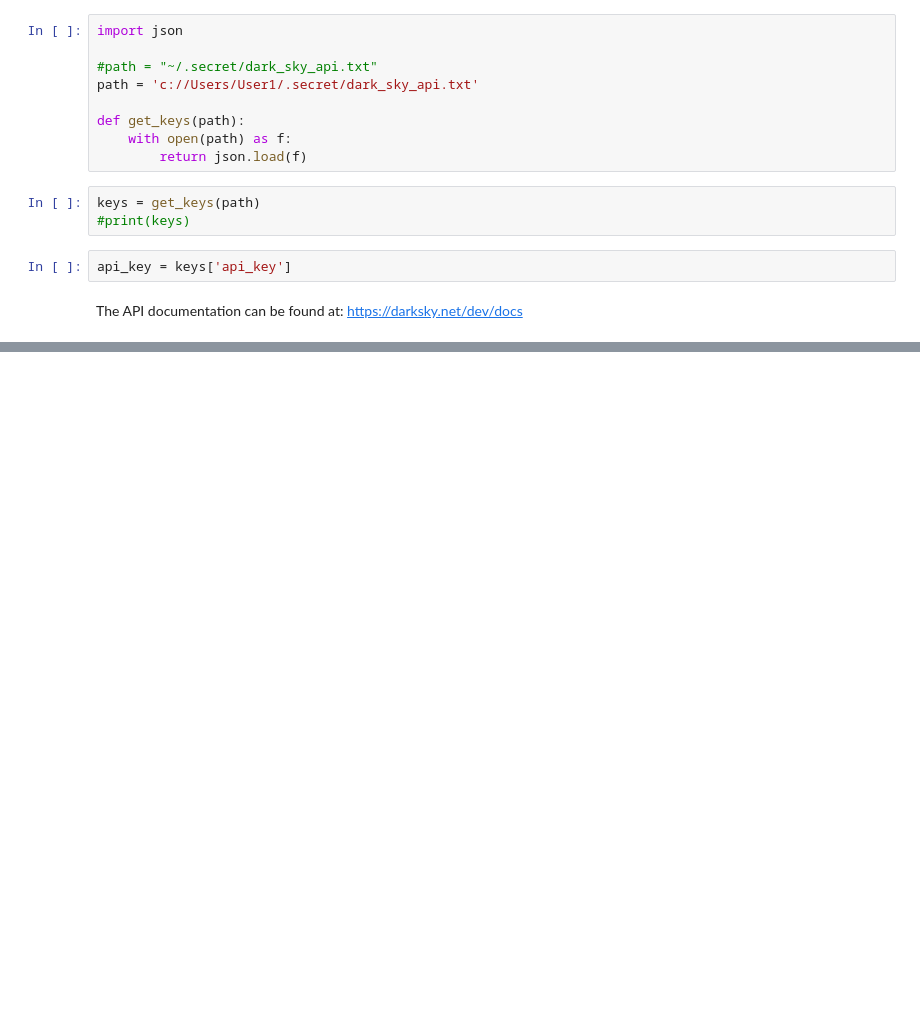
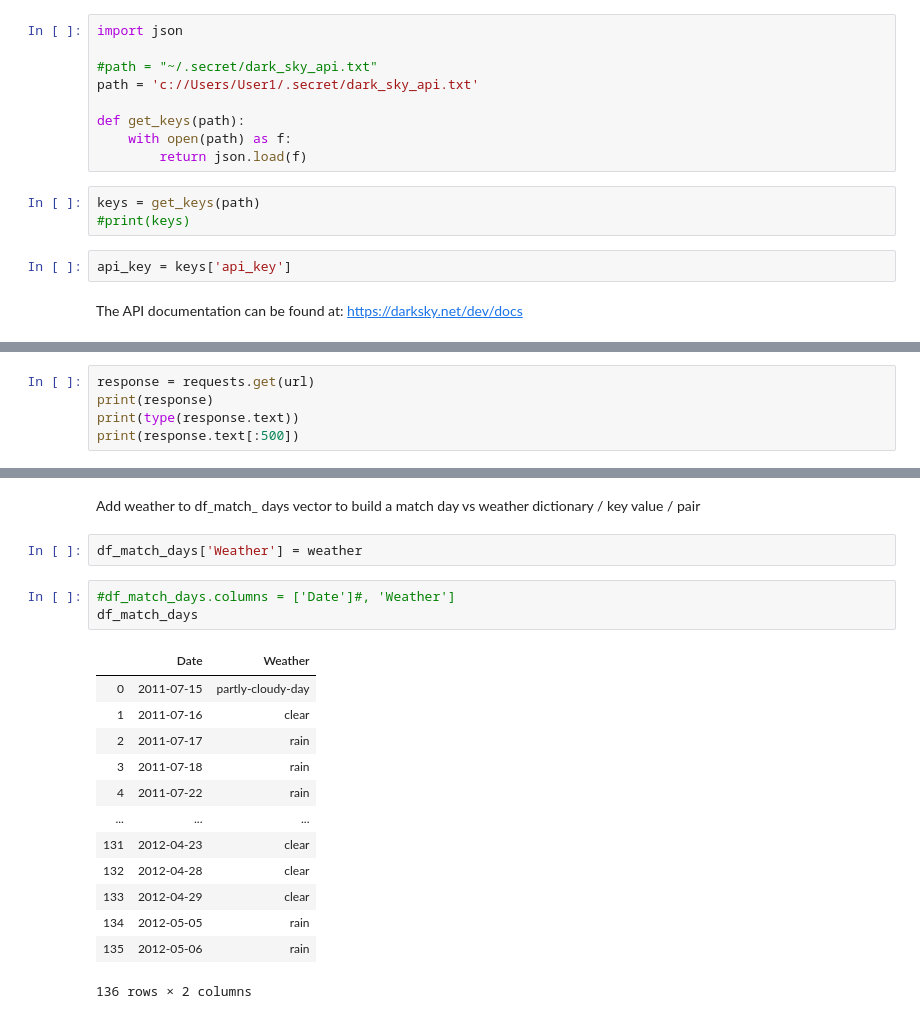
Before and after one commit to petehumphries/Flatiron_School-Module_2_Proj, a Jupyter notebook: module_2_project.ipynb, the cells around one changed output, grey strips where cells are left out. Drawn from its saved outputs; the diff is of its cells as text; blank space fills up the shorter version.

```diff
--- a/module_2_project.ipynb
+++ b/module_2_project.ipynb
@@ -271,0 +285,5 @@ print(response.text[:10000])
+# %%
+response = requests.get(url)
+print(response)
+print(type(response.text))
+print(response.text[:500])
@@ -271,0 +335,21 @@ print(response.text[:10000])
+# %% [markdown]
+Add weather to df_match_ days vector to build a match day vs weather dictionary / key value / pair
+# %%
+df_match_days['Weather'] = weather
+# %%
+#df_match_days.columns = ['Date']#, 'Weather']
+df_match_days
+# %% [output]
+|  | Date | Weather |
+| 0 | 2011-07-15 | partly-cloudy-day |
+| 1 | 2011-07-16 | clear |
+| 2 | 2011-07-17 | rain |
+| 3 | 2011-07-18 | rain |
+| 4 | 2011-07-22 | rain |
+| ... | ... | ... |
+| 131 | 2012-04-23 | clear |
+| 132 | 2012-04-28 | clear |
+| 133 | 2012-04-29 | clear |
+| 134 | 2012-05-05 | rain |
+| 135 | 2012-05-06 | rain |
+136 rows × 2 columns
```
Also changed, not shown: parts of 24 cells of this notebook.
